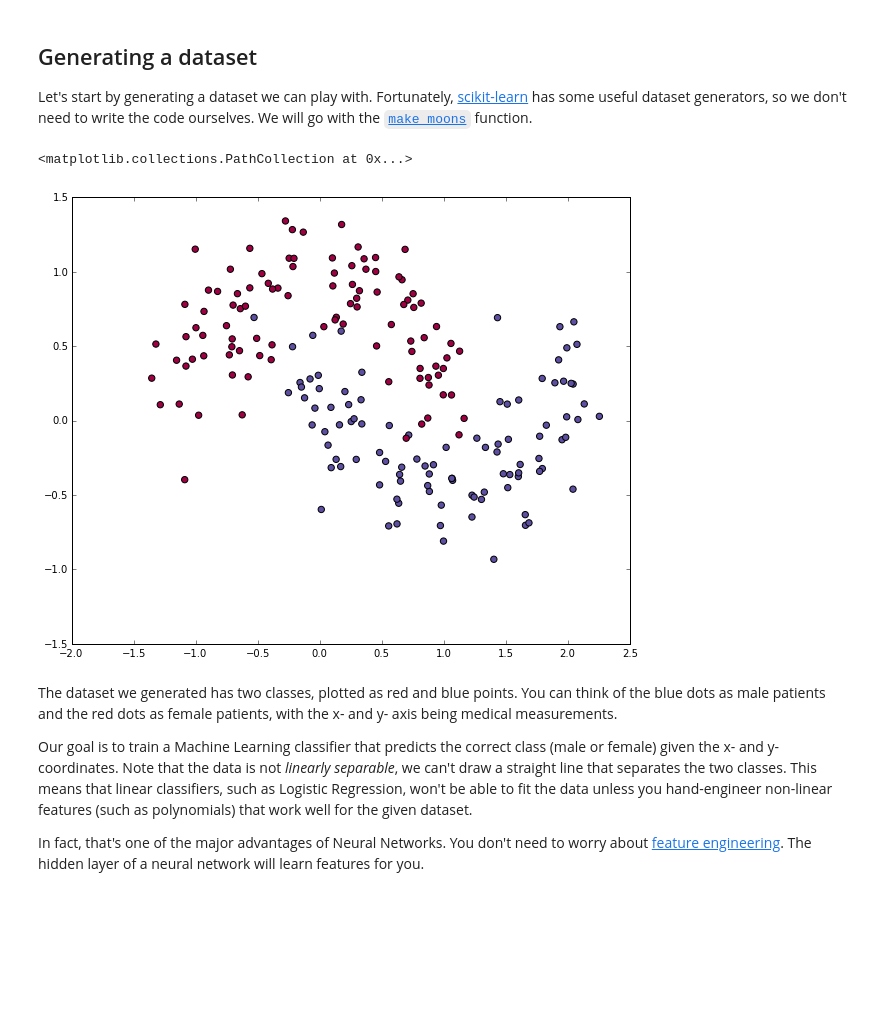
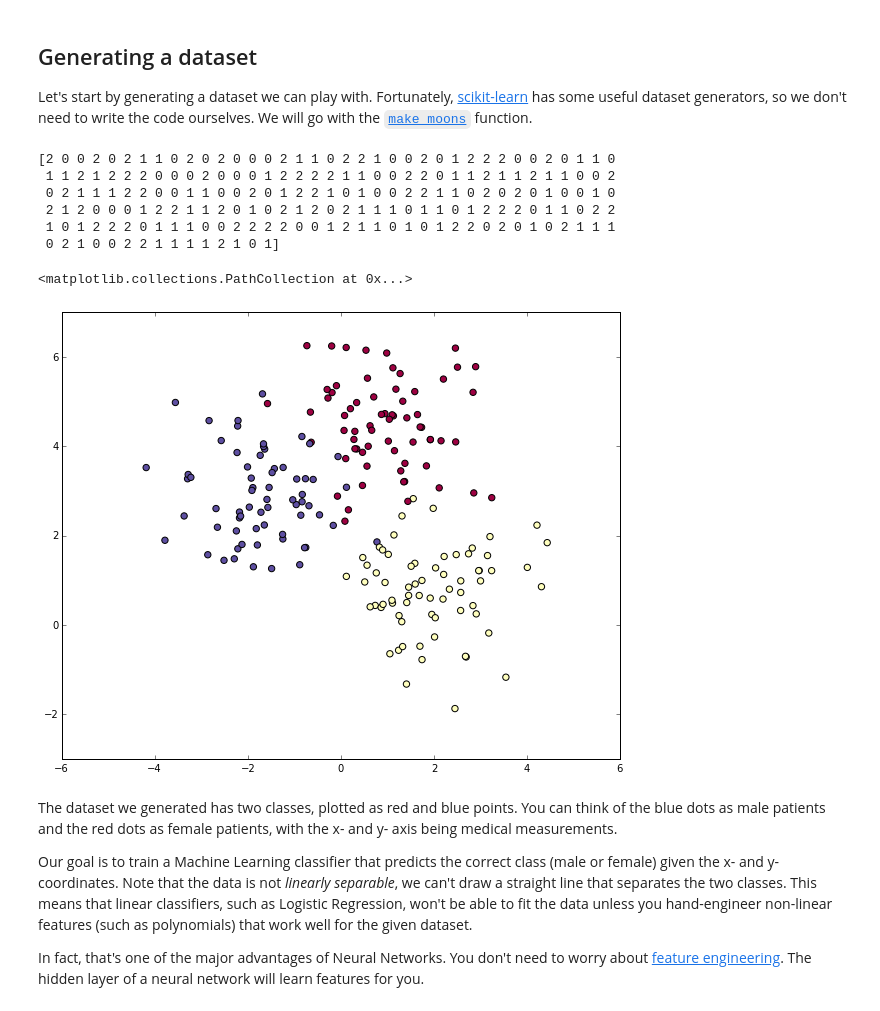
Before and after one commit to squidarth/nn-from-scratch, a Jupyter notebook: nn-from-scratch.ipynb, the cells around one changed output. Drawn from its saved outputs; the diff is of its cells as text; code cells hidden in the pictures; blank space fills up the shorter version.

Commit message:
Add another label (3 total)

```diff
--- a/nn-from-scratch.ipynb
+++ b/nn-from-scratch.ipynb
@@ -31,11 +32,20 @@ Let's start by generating a dataset we can play with. Fortunately, [scikit-learn
 # %%
 # Generate a dataset and plot it
 np.random.seed(0)
-X, y = sklearn.datasets.make_moons(200, noise=0.20)
+#X, y = sklearn.datasets.make_moons(200, noise=0.20)
+#X, y = sklearn.datasets.make_multilabel_classification(n_samples=200, n_features=2, n_classes=3, n_labels=1, allow_unlabeled=False)
+X, y = sklearn.datasets.make_blobs(n_samples=200, n_features=2, centers=3)
+print(y)
 plt.scatter(X[:,0], X[:,1], s=40, c=y, cmap=plt.cm.Spectral)
 # %% [output]
-<matplotlib.collections.PathCollection at 0x...>
+[2 0 0 2 0 2 1 1 0 2 0 2 0 0 0 2 1 1 0 2 2 1 0 0 2 0 1 2 2 2 0 0 2 0 1 1 0
+ 1 1 2 1 2 2 2 0 0 0 2 0 0 0 1 2 2 2 2 1 1 0 0 2 2 0 1 1 2 1 1 2 1 1 0 0 2
+ 0 2 1 1 1 2 2 0 0 1 1 0 0 2 0 1 2 2 1 0 1 0 0 2 2 1 1 0 2 0 2 0 1 0 0 1 0
+ 2 1 2 0 0 0 1 2 2 1 1 2 0 1 0 2 1 2 0 2 1 1 1 0 1 1 0 1 2 2 2 0 1 1 0 2 2
+ 1 0 1 2 2 2 0 1 1 1 0 0 2 2 2 2 0 0 1 2 1 1 0 1 0 1 2 2 0 2 0 1 0 2 1 1 1
+ 0 2 1 0 0 2 2 1 1 1 1 2 1 0 1]
+<matplotlib.collections.PathCollection at 0x...>
-[figure, old version]
+[figure, new version]
 # %% [markdown]
 The dataset we generated has two classes, plotted as red and blue points. You can think of the blue dots as male patients and the red dots as female patients, with the x- and y- axis being medical measurements.
 
```
Also changed, not shown: parts of 4 cells of this notebook.
